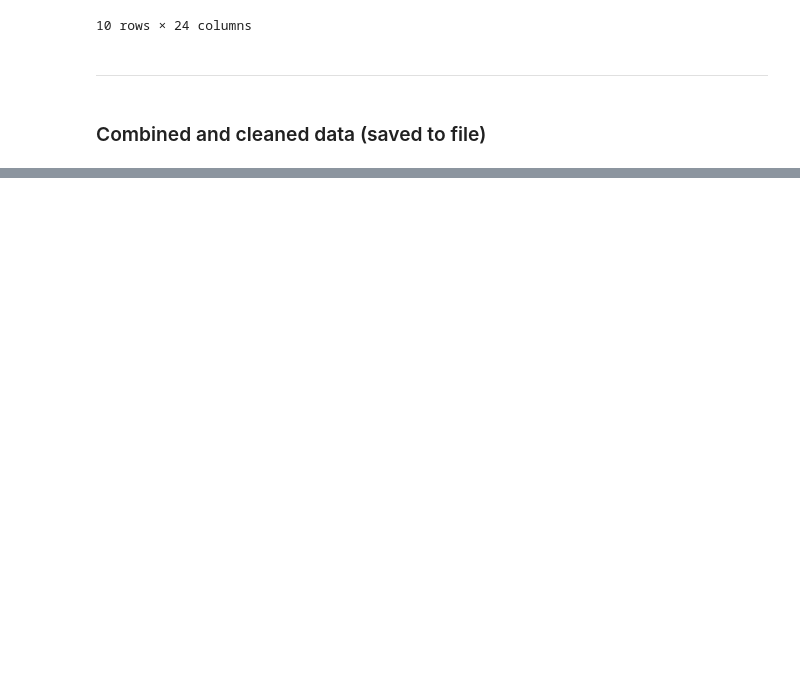
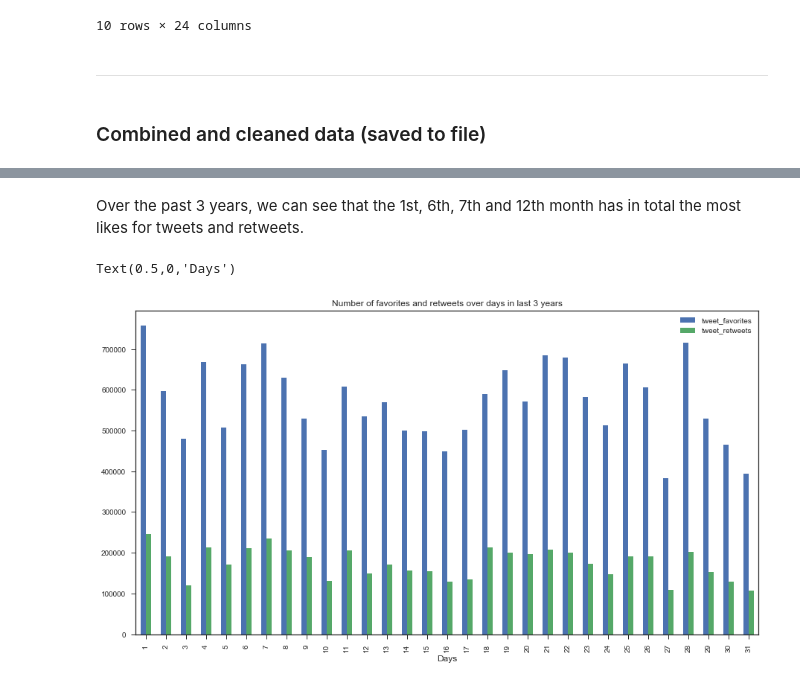
Before and after one commit to acomrsic/Data-Analyst-Nanodegree, a Jupyter notebook: Projects/Data Wrangling/wrangle_act.ipynb, the cells around one changed output, grey strips where cells are left out. Drawn from its saved outputs; the diff is of its cells as text; code cells hidden in the pictures; blank space fills up the shorter version.

```diff
--- a/Projects/Data Wrangling/wrangle_act.ipynb
+++ b/Projects/Data Wrangling/wrangle_act.ipynb
@@ -707,0 +798,10 @@ we_rate_dogs_clean.to_csv('twitter_archive_master.csv', encoding = 'utf-8')
+# %% [markdown]
+Over the past 3 years, we can see that the 1st, 6th, 7th and 12th month has in total the most likes for tweets and retweets.
+# %%
+day = we_rate_dogs_clean["tweet_date"].dt.day
+tweet_fav_ret = we_rate_dogs_clean[['tweet_favorites','tweet_retweets']]
+ax = tweet_fav_ret.groupby(day).sum().plot(kind="bar",title='Number of favorites and retweets over days in last 3 years')
+ax.set_xlabel('Days', fontsize=12)
+# %% [output]
+Text(0.5,0,'Days')
+[figure, added]
```
Also changed, not shown: parts of 20 cells of this notebook.
